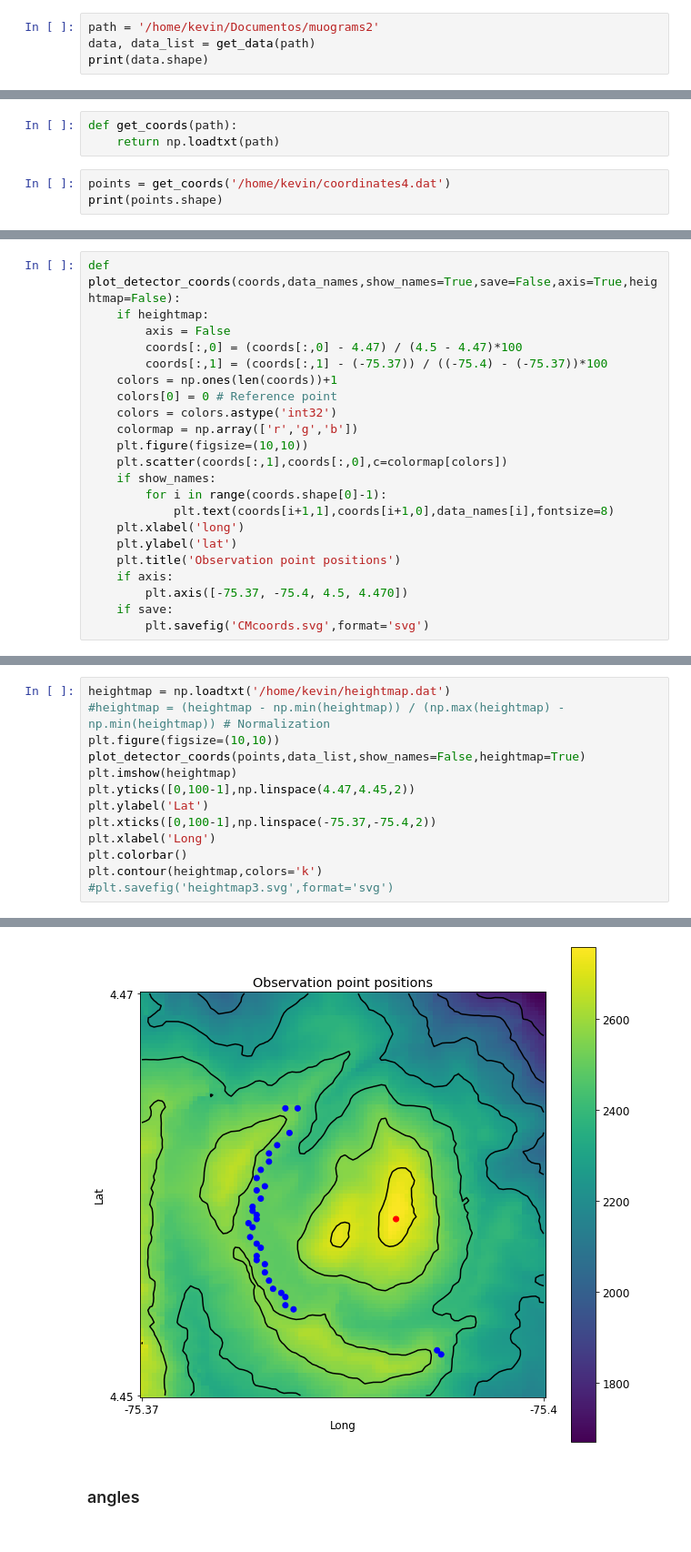
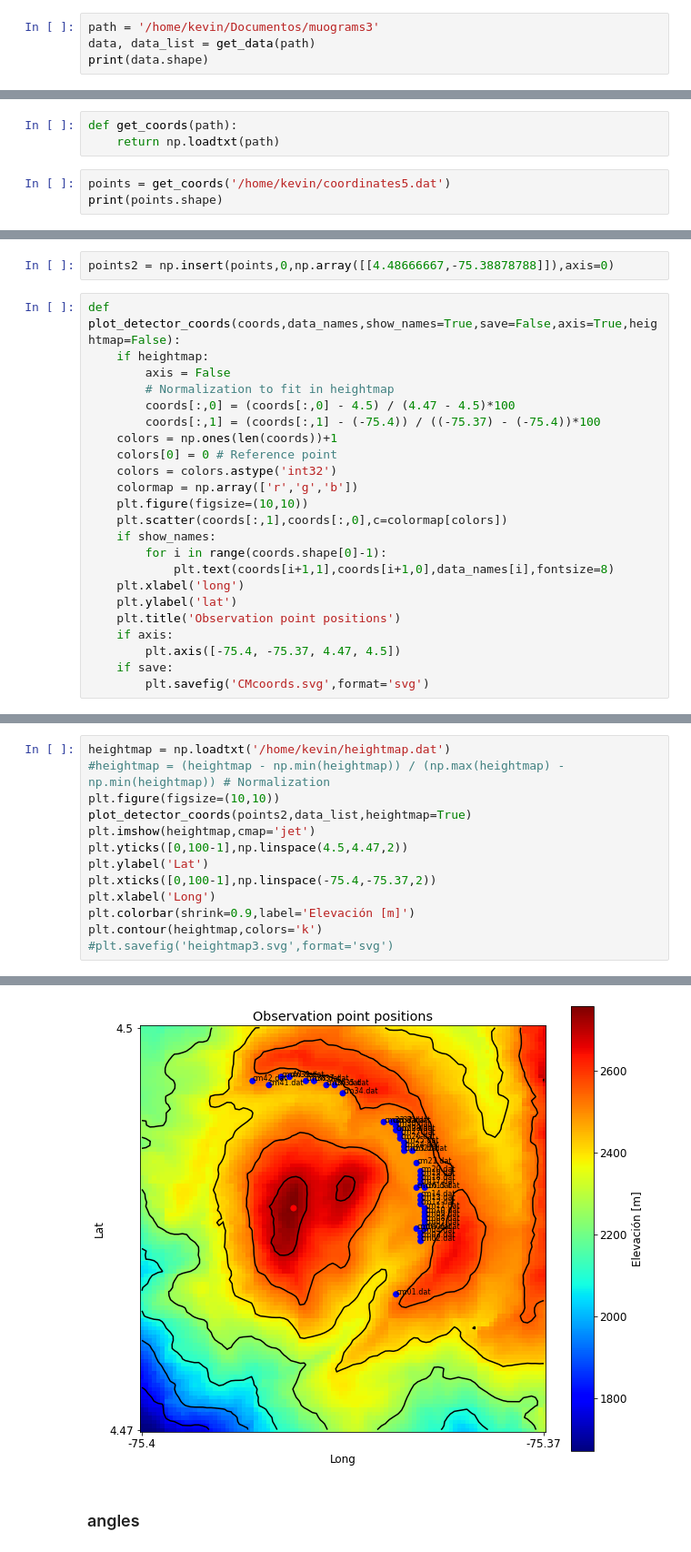
Before and after one commit to Delaican/MUYSC, a Jupyter notebook: TomoCerroMachin.ipynb, the cells around one changed output, grey strips where cells are left out. Shown at 91% size. Cells and saved outputs as stored; diff of their text form.

```diff
--- a/TomoCerroMachin.ipynb
+++ b/TomoCerroMachin.ipynb
@@ -10,7 +10,7 @@ def get_data(path):
     data = np.array([np.loadtxt(path+'/'+data, comments = '#') for data in data_list]) # Read data
     return data, data_list
 # %%
-path = '/home/kevin/Documentos/muograms2'
+path = '/home/kevin/Documentos/muograms3'
 data, data_list = get_data(path)
 print(data.shape)
 # %% [output]
@@ -45,6 +45,6 @@ plot_muograms(data,cenit,azimut,data_list,11,3)
 def get_coords(path):
     return np.loadtxt(path)
 # %%
-points = get_coords('/home/kevin/coordinates4.dat')
+points = get_coords('/home/kevin/coordinates5.dat')
 print(points.shape)
 # %% [output]
@@ -52,9 +52,12 @@ print(points.shape)
+# %%
+points2 = np.insert(points,0,np.array([[4.48666667,-75.38878788]]),axis=0)
 # %%
 def plot_detector_coords(coords,data_names,show_names=True,save=False,axis=True,heightmap=False):
     if heightmap:
         axis = False
-        coords[:,0] = (coords[:,0] - 4.47) / (4.5 - 4.47)*100
-        coords[:,1] = (coords[:,1] - (-75.37)) / ((-75.4) - (-75.37))*100
+        # Normalization to fit in heightmap
+        coords[:,0] = (coords[:,0] - 4.5) / (4.47 - 4.5)*100
+        coords[:,1] = (coords[:,1] - (-75.4)) / ((-75.37) - (-75.4))*100
     colors = np.ones(len(coords))+1
     colors[0] = 0 # Reference point
     colors = colors.astype('int32')
@@ -68,7 +71,7 @@ def plot_detector_coords(coords,data_names,show_names=True,save=False,axis=True,
     plt.ylabel('lat')
     plt.title('Observation point positions')
     if axis:
-        plt.axis([-75.37, -75.4, 4.5, 4.470])
+        plt.axis([-75.4, -75.37, 4.47, 4.5])
     if save:
         plt.savefig('CMcoords.svg',format='svg')
 # %%
@@ -78,20 +81,20 @@ plot_detector_coords(points,data_list)
 # %%
 heightmap = np.loadtxt('/home/kevin/heightmap.dat')
 #heightmap = (heightmap - np.min(heightmap)) / (np.max(heightmap) - np.min(heightmap)) # Normalization
 plt.figure(figsize=(10,10))
-plot_detector_coords(points,data_list,show_names=False,heightmap=True)
-plt.imshow(heightmap)
-plt.yticks([0,100-1],np.linspace(4.47,4.45,2))
+plot_detector_coords(points2,data_list,heightmap=True)
+plt.imshow(heightmap,cmap='jet')
+plt.yticks([0,100-1],np.linspace(4.5,4.47,2))
 plt.ylabel('Lat')
-plt.xticks([0,100-1],np.linspace(-75.37,-75.4,2))
+plt.xticks([0,100-1],np.linspace(-75.4,-75.37,2))
 plt.xlabel('Long')
-plt.colorbar()
+plt.colorbar(shrink=0.9,label='Elevación [m]')
 plt.contour(heightmap,colors='k')
 #plt.savefig('heightmap3.svg',format='svg')
 # %% [output]
 <matplotlib.contour.QuadContourSet at 0x...>
 <Figure size 720x720 with 0 Axes>
-[figure, old version]
+[figure, new version]
 # %% [markdown]
 ### angles
 # %%
```
Also changed, not shown: parts of 25 cells of this notebook.
